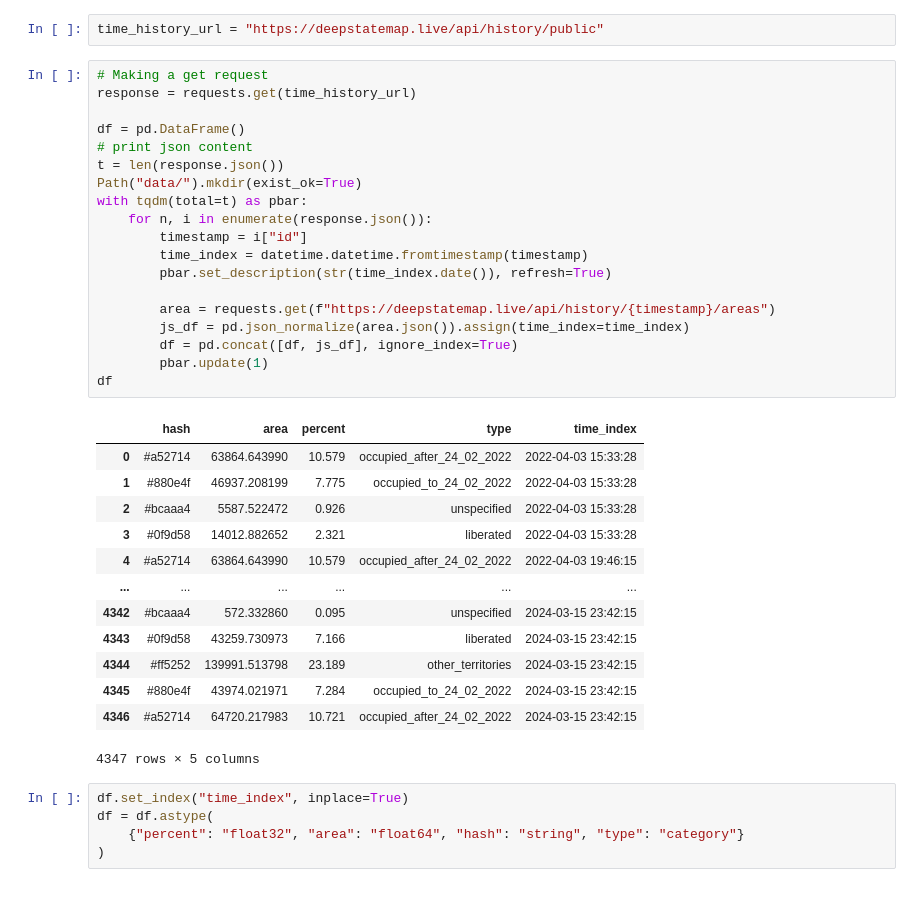
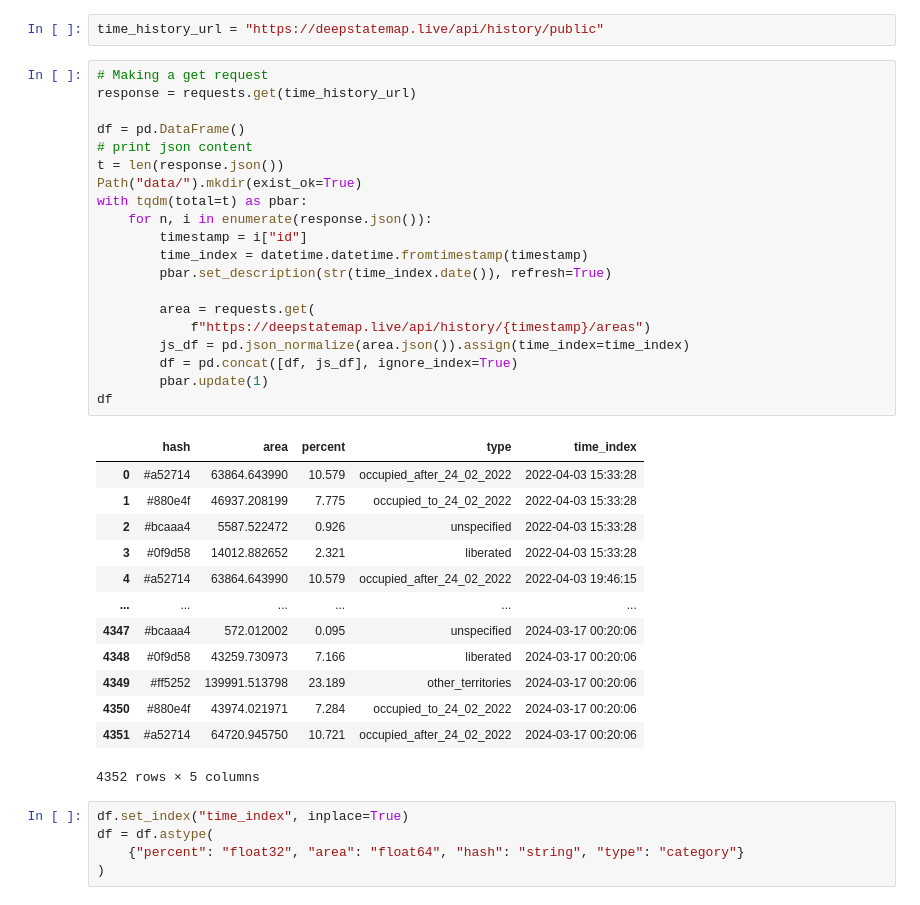
Before and after one commit to HexQuant/rua, a Jupyter notebook: area.ipynb, the cells around one changed output. Drawn from its saved outputs; the diff is of its cells as text.

```diff
--- a/area.ipynb
+++ b/area.ipynb
@@ -35,36 +35,37 @@ time_history_url = "https://deepstatemap.live/api/history/public"
 # %%
 # Making a get request
 response = requests.get(time_history_url)
 
 df = pd.DataFrame()
 # print json content
 t = len(response.json())
 Path("data/").mkdir(exist_ok=True)
 with tqdm(total=t) as pbar:
     for n, i in enumerate(response.json()):
         timestamp = i["id"]
         time_index = datetime.datetime.fromtimestamp(timestamp)
         pbar.set_description(str(time_index.date()), refresh=True)
 
-        area = requests.get(f"https://deepstatemap.live/api/history/{timestamp}/areas")
+        area = requests.get(
+            f"https://deepstatemap.live/api/history/{timestamp}/areas")
         js_df = pd.json_normalize(area.json()).assign(time_index=time_index)
         df = pd.concat([df, js_df], ignore_index=True)
         pbar.update(1)
 df
 # %% [output]
 |  | hash | area | percent | type | time_index |
 | 0 | #a52714 | 63864.643990 | 10.579 | occupied_after_24_02_2022 | 2022-04-03 15:33:28 |
 | 1 | #880e4f | 46937.208199 | 7.775 | occupied_to_24_02_2022 | 2022-04-03 15:33:28 |
 | 2 | #bcaaa4 | 5587.522472 | 0.926 | unspecified | 2022-04-03 15:33:28 |
 | 3 | #0f9d58 | 14012.882652 | 2.321 | liberated | 2022-04-03 15:33:28 |
 | 4 | #a52714 | 63864.643990 | 10.579 | occupied_after_24_02_2022 | 2022-04-03 19:46:15 |
 | ... | ... | ... | ... | ... | ... |
-| 4342 | #bcaaa4 | 572.332860 | 0.095 | unspecified | 2024-03-15 23:42:15 |
-| 4343 | #0f9d58 | 43259.730973 | 7.166 | liberated | 2024-03-15 23:42:15 |
-| 4344 | #ff5252 | 139991.513798 | 23.189 | other_territories | 2024-03-15 23:42:15 |
-| 4345 | #880e4f | 43974.021971 | 7.284 | occupied_to_24_02_2022 | 2024-03-15 23:42:15 |
-| 4346 | #a52714 | 64720.217983 | 10.721 | occupied_after_24_02_2022 | 2024-03-15 23:42:15 |
+| 4347 | #bcaaa4 | 572.012002 | 0.095 | unspecified | 2024-03-17 00:20:06 |
+| 4348 | #0f9d58 | 43259.730973 | 7.166 | liberated | 2024-03-17 00:20:06 |
+| 4349 | #ff5252 | 139991.513798 | 23.189 | other_territories | 2024-03-17 00:20:06 |
+| 4350 | #880e4f | 43974.021971 | 7.284 | occupied_to_24_02_2022 | 2024-03-17 00:20:06 |
+| 4351 | #a52714 | 64720.945750 | 10.721 | occupied_after_24_02_2022 | 2024-03-17 00:20:06 |
-4347 rows × 5 columns
+4352 rows × 5 columns
 # %%
 df.set_index("time_index", inplace=True)
 df = df.astype(
```
Also changed, not shown: parts of 8 cells of this notebook, 2 other files.
